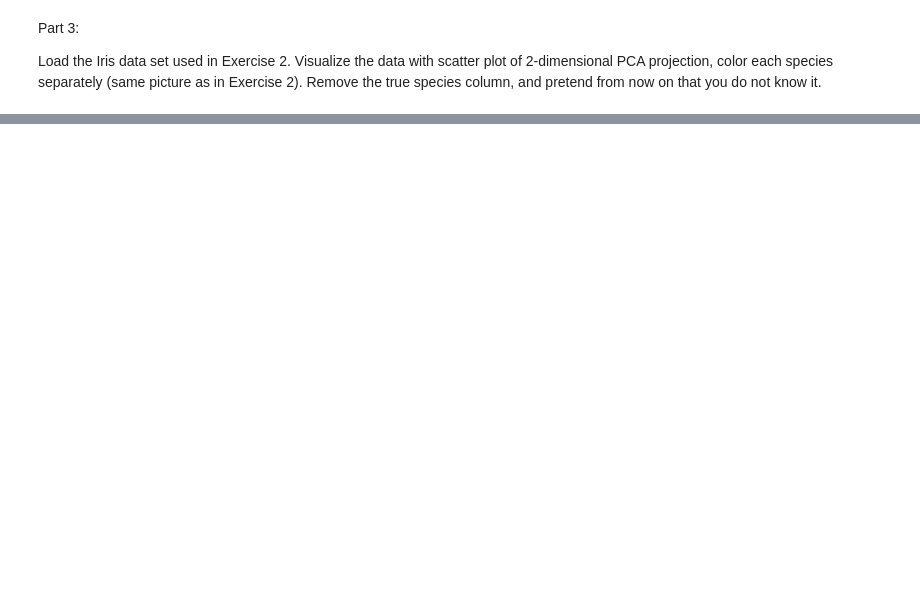
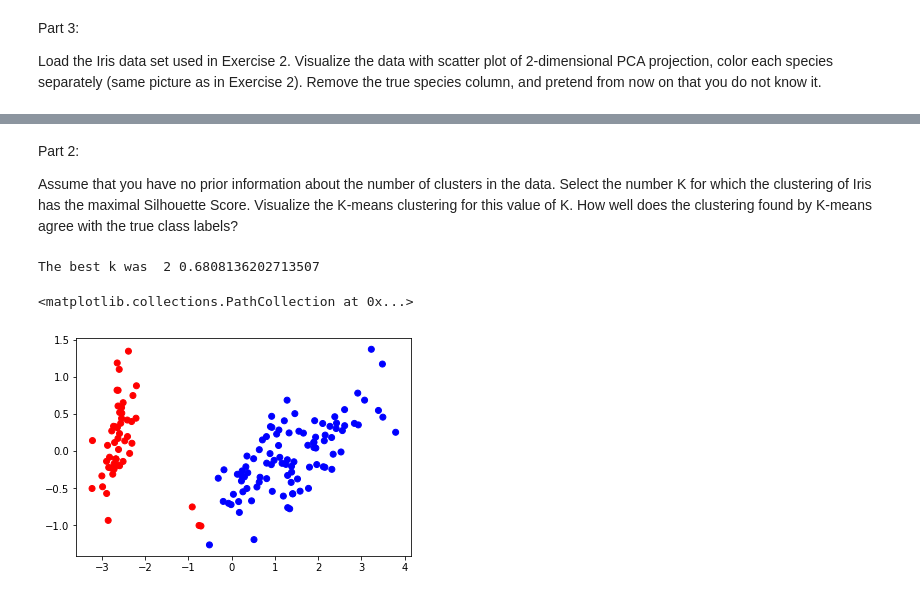
Before and after one commit to TheStranger1/Data-Analysis-and-Knowledge-Discovery, a Jupyter notebook: Exercise-4.ipynb, the cells around one changed output, grey strips where cells are left out. Saved outputs shown, nothing was run; the diff lists cells and outputs as text; code cells hidden in the pictures; blank space fills up the shorter version.

```diff
--- a/Exercise-4.ipynb
+++ b/Exercise-4.ipynb
@@ -99,0 +145,28 @@ plt.scatter(X_pca[:,0], X_pca[:,1], color=colors)
+# %% [markdown]
+Part 2:
+
+Assume that you have no prior information about the number of clusters in the data. Select the number K for which the clustering of Iris has the maximal Silhouette Score. Visualize the K-means clustering for this value of K.  How well does the clustering found by K-means agree with the true class labels?
+# %%
+best_k=0
+best_s = 0
+for i in range(2,11):
+
+    kmean = KMeans(n_clusters=i)
+    kmean.fit(X)
+    y_kmean=kmean.predict(X)
+    silhuoette=silhouette_score(X, y_kmean)
+    if silhuoette>best_s:
+        best_s=silhuoette
+        best_k=i
+print 'The best k was ', best_k,  best_s
+
+kmean = KMeans(n_clusters=best_k)
+kmean.fit(X)
+
+colormap= {1:'red', 2:'black', 0:'blue'}
+colors=[colormap[a] for a in kmean.labels_]
+plt.scatter(X_pca[:,0], X_pca[:,1], color=colors)
+# %% [output]
+The best k was  2 0.6808136202713507
+<matplotlib.collections.PathCollection at 0x...>
+[figure, added]
```
Also changed, not shown: parts of 14 cells of this notebook, 1 other file.
